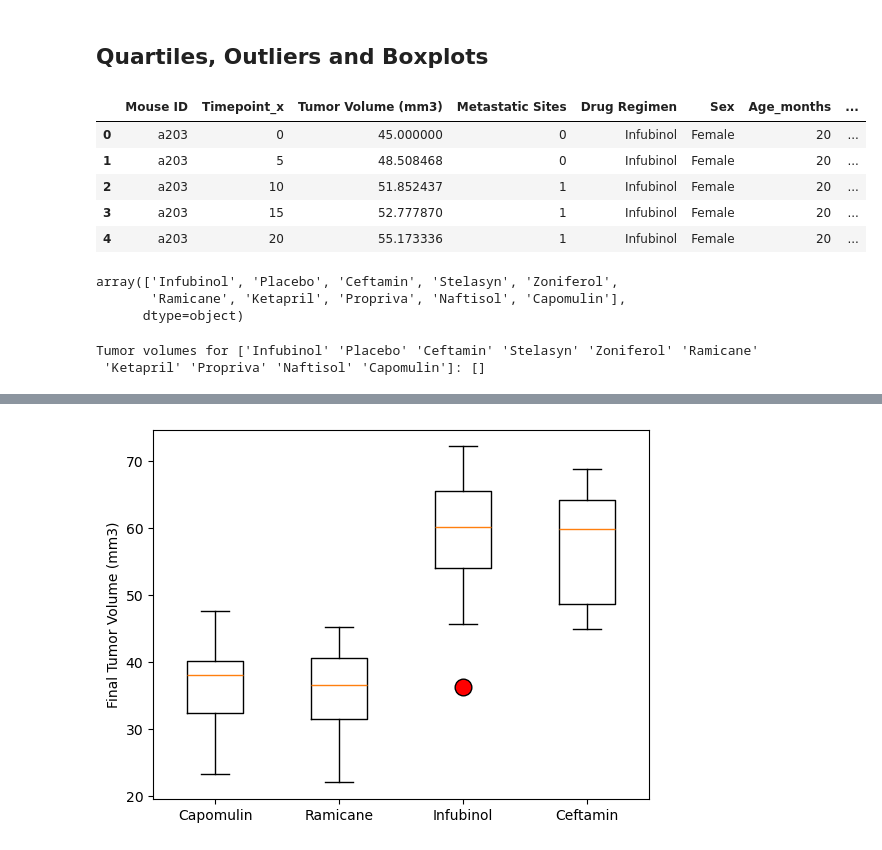
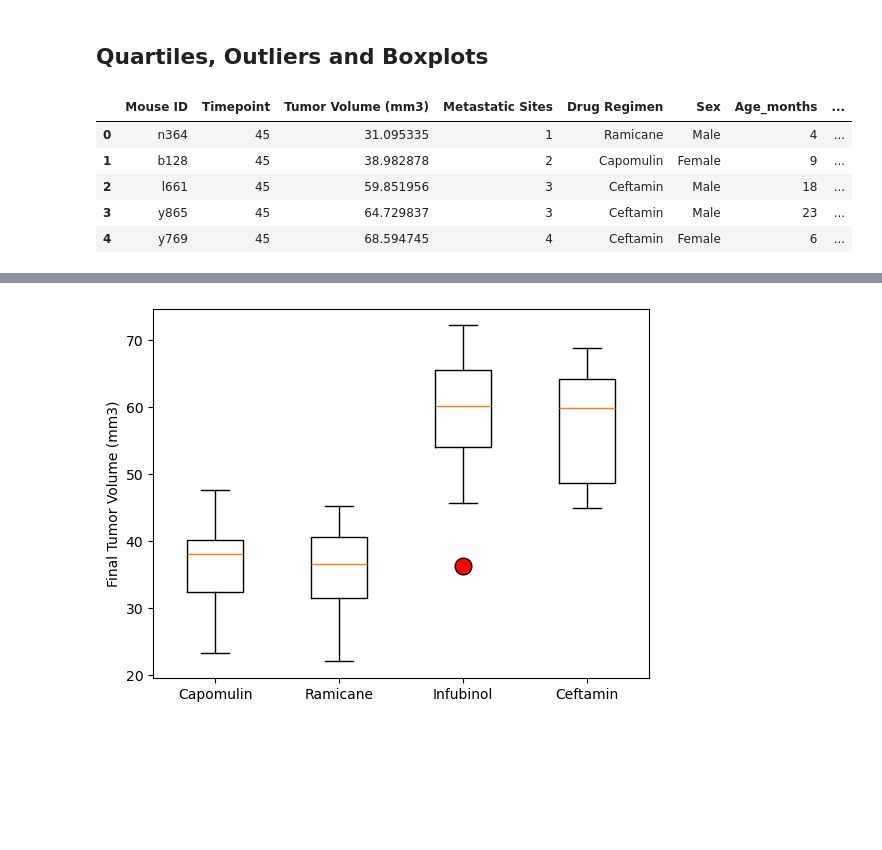
Before and after one commit to Kwessler93/Matplotlib-Challenge, a Jupyter notebook: pymaceuticals_starter.ipynb, the cells around one changed output, grey strips where cells are left out. Cells and saved outputs as stored; diff of their text form; code cells hidden in the pictures; blank space fills up the shorter version.

```diff
--- a/pymaceuticals_starter.ipynb
+++ b/pymaceuticals_starter.ipynb
@@ -197,27 +197,19 @@ plt.show()
 # %%
 # Calculate the final tumor volume of each mouse across four of the treatment regimens:
 # Capomulin, Ramicane, Infubinol, and Ceftamin
 
 # Start by getting the last (greatest) timepoint for each mouse
 Max_Timpoint = study_results_clean.groupby('Mouse ID')['Timepoint'].max()
 Max_Timpoint
 
 # Merge this group df with the original DataFrame to get the tumor volume at the last timepoint
-study_results_Max_Timepoint = pd.merge(study_results_clean, Max_Timpoint, how="right", on="Mouse ID")
+study_results_Max_Timepoint = pd.merge(study_results_clean, Max_Timpoint, how="right", on="Timepoint")
 study_results_Max_Timepoint.head()
 # %% [output]
-|  | Mouse ID | Timepoint_x | Tumor Volume (mm3) | Metastatic Sites | Drug Regimen | Sex | Age_months | ... |
-| 0 | a203 | 0 | 45.000000 | 0 | Infubinol | Female | 20 | ... |
-| 1 | a203 | 5 | 48.508468 | 0 | Infubinol | Female | 20 | ... |
-| 2 | a203 | 10 | 51.852437 | 1 | Infubinol | Female | 20 | ... |
-| 3 | a203 | 15 | 52.777870 | 1 | Infubinol | Female | 20 | ... |
-| 4 | a203 | 20 | 55.173336 | 1 | Infubinol | Female | 20 | ... |
+|  | Mouse ID | Timepoint | Tumor Volume (mm3) | Metastatic Sites | Drug Regimen | Sex | Age_months | ... |
+| 0 | n364 | 45 | 31.095335 | 1 | Ramicane | Male | 4 | ... |
+| 1 | b128 | 45 | 38.982878 | 2 | Capomulin | Female | 9 | ... |
+| 2 | l661 | 45 | 59.851956 | 3 | Ceftamin | Male | 18 | ... |
+| 3 | y865 | 45 | 64.729837 | 3 | Ceftamin | Male | 23 | ... |
+| 4 | y769 | 45 | 68.594745 | 4 | Ceftamin | Female | 6 | ... |
-# %%
-# Put treatments into a list for for loop (and later for plot labels)
-Drug_Regimen = study_results_Max_Timepoint["Drug Regimen"].unique()
-Drug_Regimen
-# %% [output]
-array(['Infubinol', 'Placebo', 'Ceftamin', 'Stelasyn', 'Zoniferol',
-       'Ramicane', 'Ketapril', 'Propriva', 'Naftisol', 'Capomulin'],
-      dtype=object)
 # %%
@@ -232,8 +242,0 @@ iqr = upperq-lowerq
-# %%
-
-    # Locate the rows which contain mice on each drug and get the tumor volume
-Drug_Tumor_Volume = study_results_Max_Timepoint.loc[study_results_Max_Timepoint["Drug Regimen"] == "Drug Regimen", "Tumor Volume (mm3)"]
-print(f'Tumor volumes for {Drug_Regimen}: {Drug_Tumor_Volume.tolist()}')
-# %% [output]
-Tumor volumes for ['Infubinol' 'Placebo' 'Ceftamin' 'Stelasyn' 'Zoniferol' 'Ramicane'
- 'Ketapril' 'Propriva' 'Naftisol' 'Capomulin']: []
```
Also changed, not shown: parts of 2 cells of this notebook.
